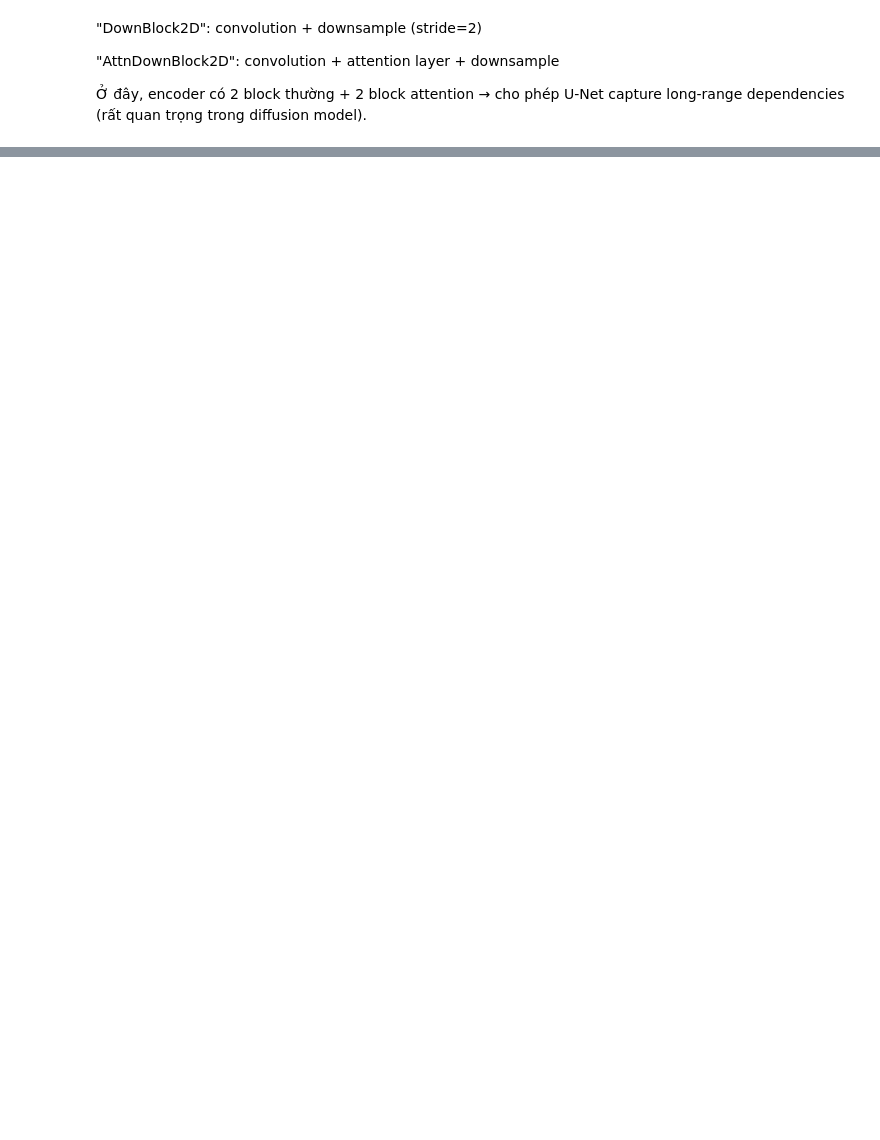
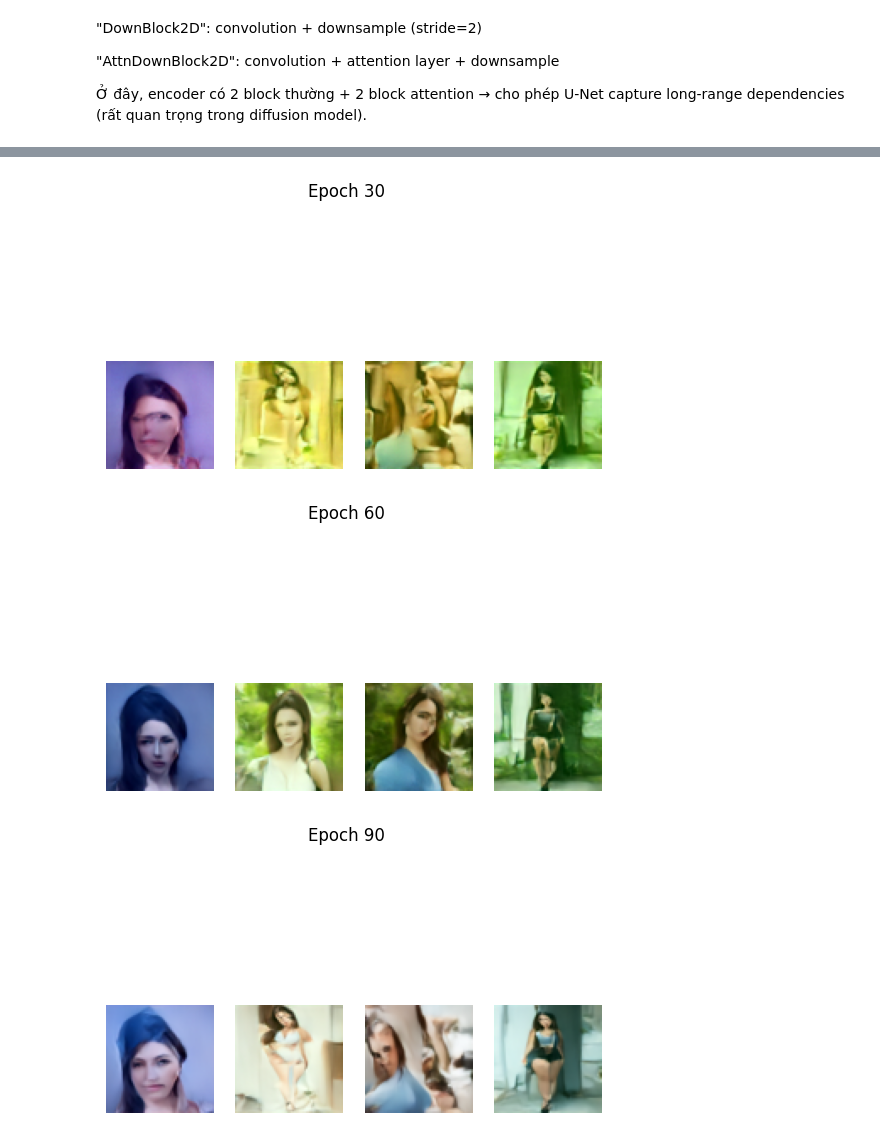
Before and after one commit to pnnbao97/deep_learning_architectures, a Jupyter notebook: Diffusion/Unconditional Diffusion.ipynb, the cells around one changed output, grey strips where cells are left out. Cells and saved outputs as stored; diff of their text form; code cells hidden in the pictures; blank space fills up the shorter version.

```diff
--- a/Diffusion/Unconditional Diffusion.ipynb
+++ b/Diffusion/Unconditional Diffusion.ipynb
@@ -129,10 +167,0 @@ plt.xlabel("Training step");
-# %%
-from diffusers import DDPMPipeline
-pipeline = DDPMPipeline(unet=model, scheduler=scheduler)
-ims = pipeline(batch_size=4).images
-# %%
-ims = np.array(ims)
-for i in range(ims.shape[0]):
-    plt.subplot(1, 4, i+1)
-    plt.imshow(ims[i])
-    plt.axis('off')
@@ -140,0 +227,35 @@ for i in range(ims.shape[0]):
+# %%
+checkpoint_path = "women_unet_epoch120.pth"
+torch.save({
+    'epoch': 120,
+    'model_state_dict': model.state_dict(),
+    'optimizer_state_dict': optimizer.state_dict(),
+    'loss': avg_loss,
+}, checkpoint_path)
+# %%
+for epoch in [30, 60, 90, 120]:
+    # load checkpoint .pth
+    checkpoint_path = f"women_unet_epoch{epoch}.pth"
+    checkpoint = torch.load(checkpoint_path, map_location=device)
+    # nạp trọng số từ checkpoint
+    model.load_state_dict(checkpoint["model_state_dict"])
+
+    # tạo pipeline
+    pipeline = DDPMPipeline(unet=model, scheduler=scheduler).to(device)
+
+    # sinh ảnh với noise cố định
+    generator = torch.manual_seed(731280283)
+    ims = pipeline(batch_size=4, generator=generator).images
+
+    # ví dụ hiển thị
+    import matplotlib.pyplot as plt
+    for i, im in enumerate(ims):
+        plt.subplot(1, 4, i+1)
+        plt.imshow(im)
+        plt.axis("off")
+    plt.suptitle(f"Epoch {epoch}")
+    plt.show()
+# %% [output]
+[figure, added]
+[figure, added]
+[figure, added]
```
Also changed, not shown: parts of 15 cells of this notebook.
